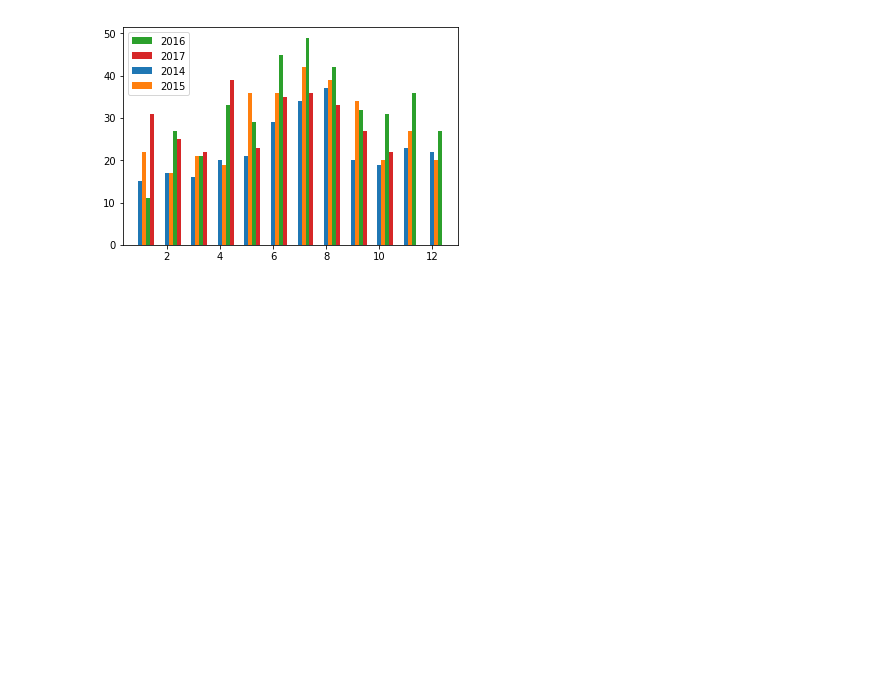
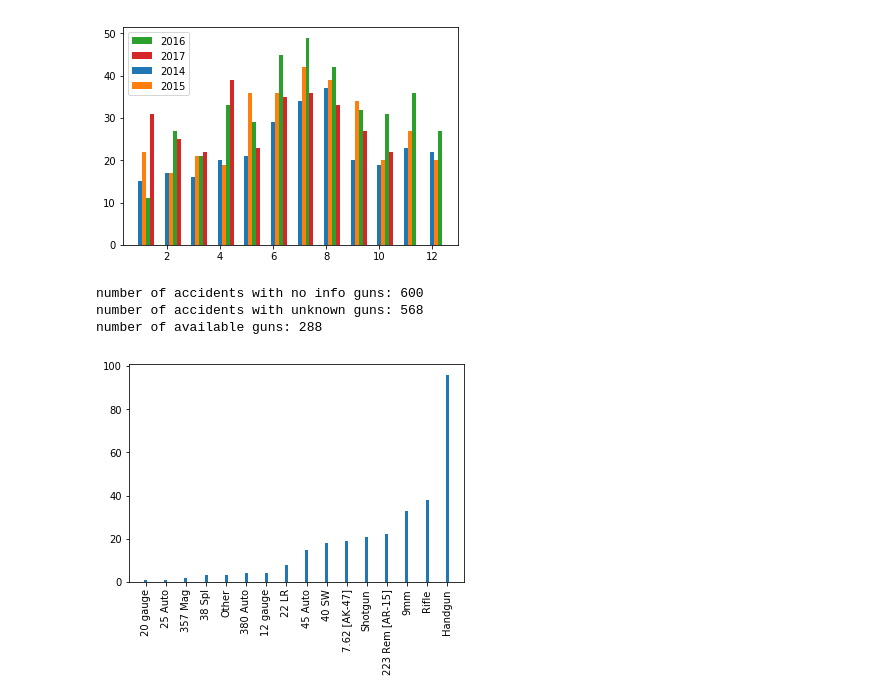
Before and after one commit to BlueEyedHush/us-mass-shootings, a Jupyter notebook: gva-analysis/Gun Violence Archive analysis.ipynb, the cells around one changed output. Drawn from its saved outputs; the diff is of its cells as text; code cells hidden in the pictures; blank space fills up the shorter version.

Commit message:
Add gun type analisys.

```diff
--- a/gva-analysis/Gun Violence Archive analysis.ipynb
+++ b/gva-analysis/Gun Violence Archive analysis.ipynb
@@ -131,3 +131,39 @@ ax.legend(dict(subplotsWithYear).values(), dict(subplotsWithYear).keys())
 plt.show()
 # %% [output]
 [figure]
+# %%
+import numpy as np
+noInfoAboutGuns = np.array(filter(lambda x: len(x) == 0, json.guns.values))
+print('number of accidents with no info guns: ' + str(len(noInfoAboutGuns)))
+
+gunsByAccident = np.array(filter(lambda x: len(x) != 0, json.guns.values))
+gunsTypes = []
+for guns in gunsByAccident:
+    for gun in guns:
+        gunsTypes.append(gun['type'])
+
+unknownGunsTypes = filter(lambda x: x == 'Unknown', gunsTypes)
+print('number of accidents with unknown guns: ' + str(len(unknownGunsTypes)))
+gunsTypes = filter(lambda x: x != 'Unknown', gunsTypes)
+
+uniqueTypes = list(set(gunsTypes))
+
+from collections import Counter
+print('number of available guns: ' + str(len(gunsTypes)))
+counted = Counter(gunsTypes)
+sortedGunTypes = sorted(counted.items(), key=lambda x: x[1])
+
+gunTypeKey = list(map(lambda x: x[0], sortedGunTypes))
+gunTypeValues = list(map(lambda x: x[1], sortedGunTypes))
+gunTypeValues
+
+fig, ax = plt.subplots()
+subplot = ax.bar(range(1, len(gunTypeValues)+1), gunTypeValues, width)
+ax.set_xticks(range(1, len(gunTypeValues)+1))
+ax.set_xticklabels(gunTypeKey, rotation=90)
+plt.show()
+# %% [output]
+number of accidents with no info guns: 600
+number of accidents with unknown guns: 568
+number of available guns: 288
+[figure, added]
```
Also changed, not shown: parts of 2 cells of this notebook.
